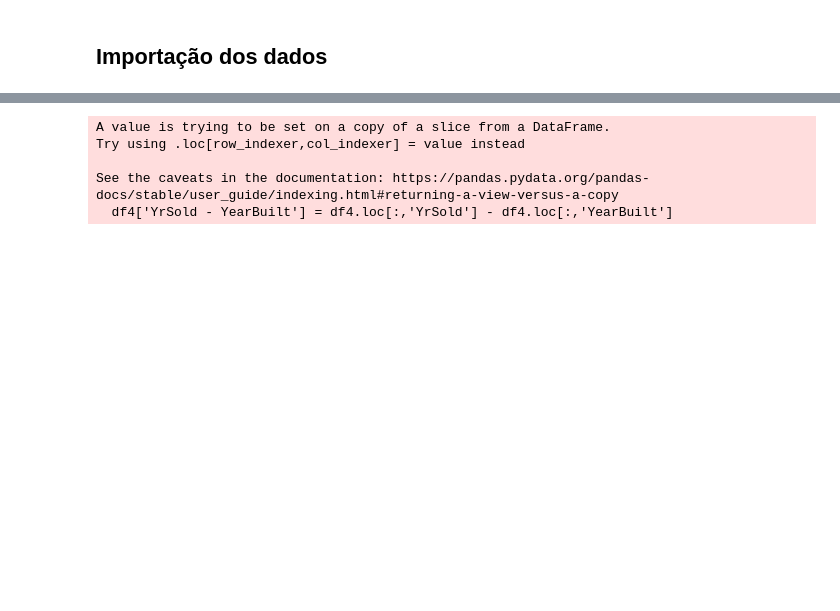
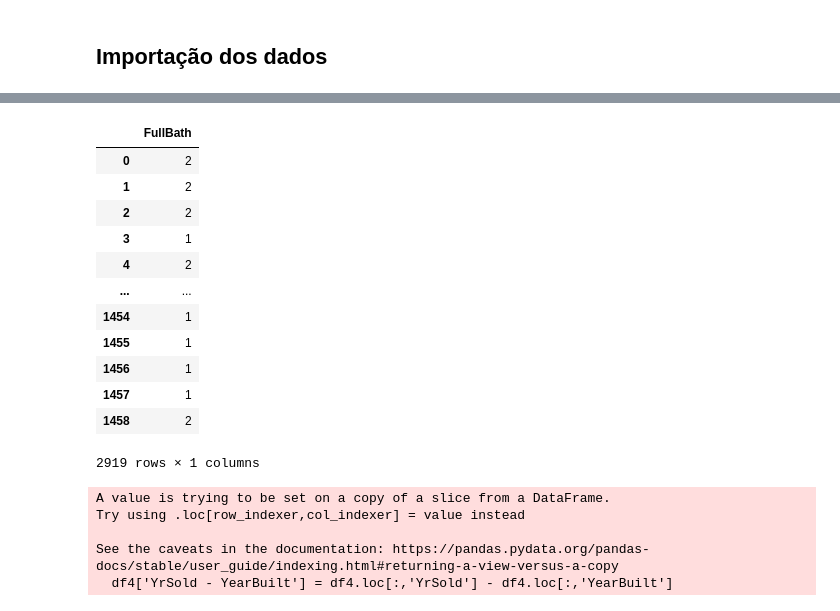
Before and after one commit to fabioheiji/mqaa, a Jupyter notebook: Exercício 1.ipynb, the cells around one changed output, grey strips where cells are left out. Cells and saved outputs as stored; diff of their text form; code cells hidden in the pictures; blank space fills up the shorter version.

```diff
--- a/Exercício 1.ipynb
+++ b/Exercício 1.ipynb
@@ -21 +42,17 @@ df3.to_csv('Base mesclada.csv')
+# %%
+df3[['FullBath']]
+# %% [output]
+|  | FullBath |
+| 0 | 2 |
+| 1 | 2 |
+| 2 | 2 |
+| 3 | 1 |
+| 4 | 2 |
+| ... | ... |
+| 1454 | 1 |
+| 1455 | 1 |
+| 1456 | 1 |
+| 1457 | 1 |
+| 1458 | 2 |
+2919 rows × 1 columns
 # %%
```
Also changed, not shown: parts of 3 cells of this notebook, 2 other files.
